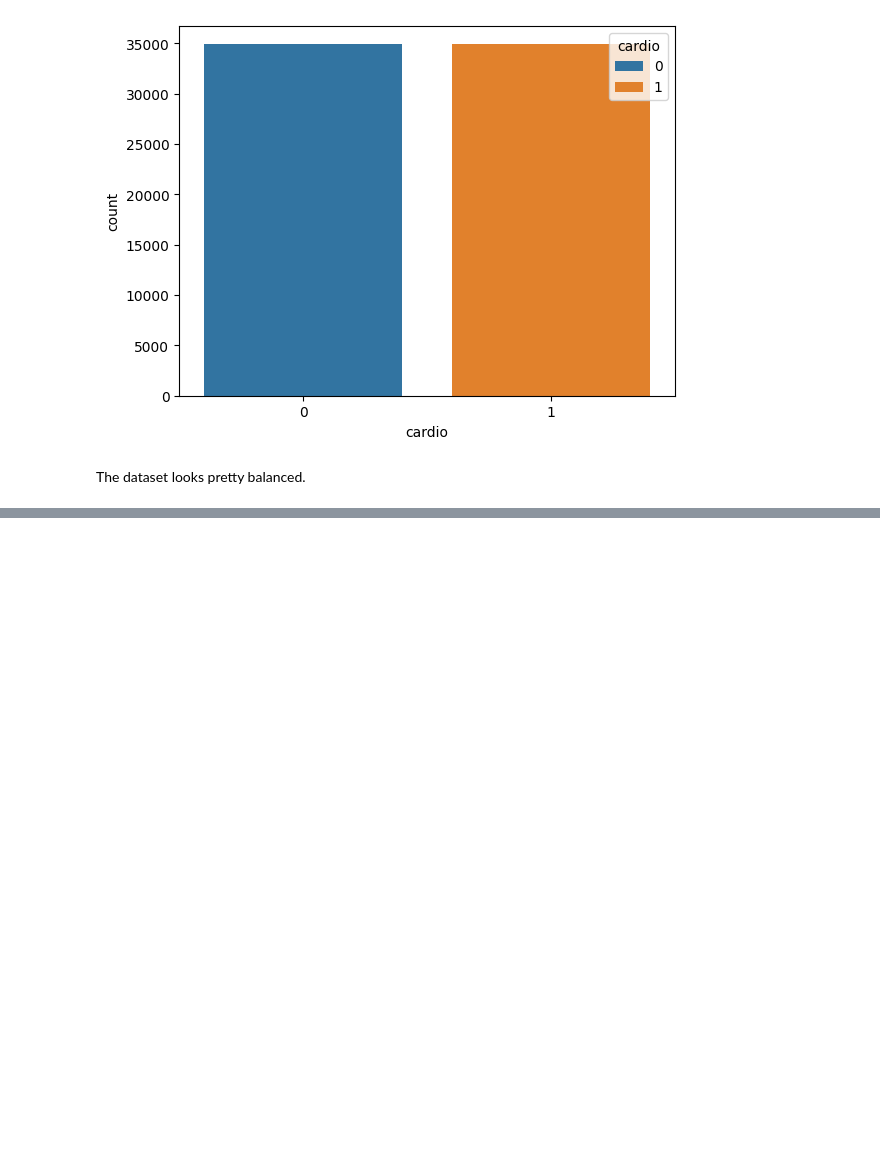
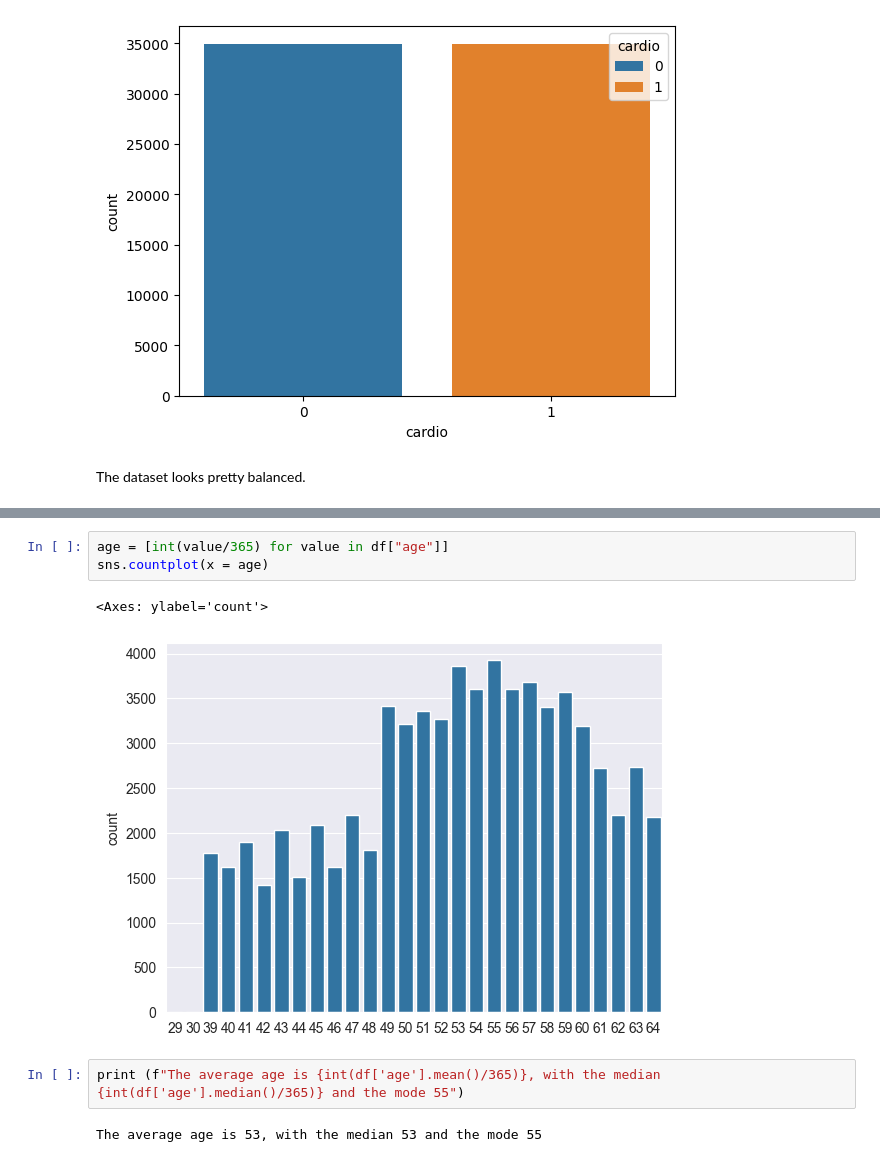
Before and after one commit to MaryKavalion/Machine_Learning_Mary-Kavalionak, a Jupyter notebook: Lab/Part 1 Cardiovascular diseases.ipynb, the cells around one changed output, grey strips where cells are left out. Cells and saved outputs as stored; diff of their text form; blank space fills up the shorter version.

```diff
--- a/Lab/Part 1 Cardiovascular diseases.ipynb
+++ b/Lab/Part 1 Cardiovascular diseases.ipynb
@@ -207,0 +397,10 @@ The dataset looks pretty balanced.
+# %%
+age = [int(value/365) for value in df["age"]]
+sns.countplot(x = age)
+# %% [output]
+<Axes: ylabel='count'>
+[figure, added]
+# %%
+print (f"The average age is {int(df['age'].mean()/365)}, with the median {int(df['age'].median()/365)} and the mode 55")
+# %% [output]
+The average age is 53, with the median 53 and the mode 55
```
Also changed, not shown: parts of 30 cells of this notebook.
